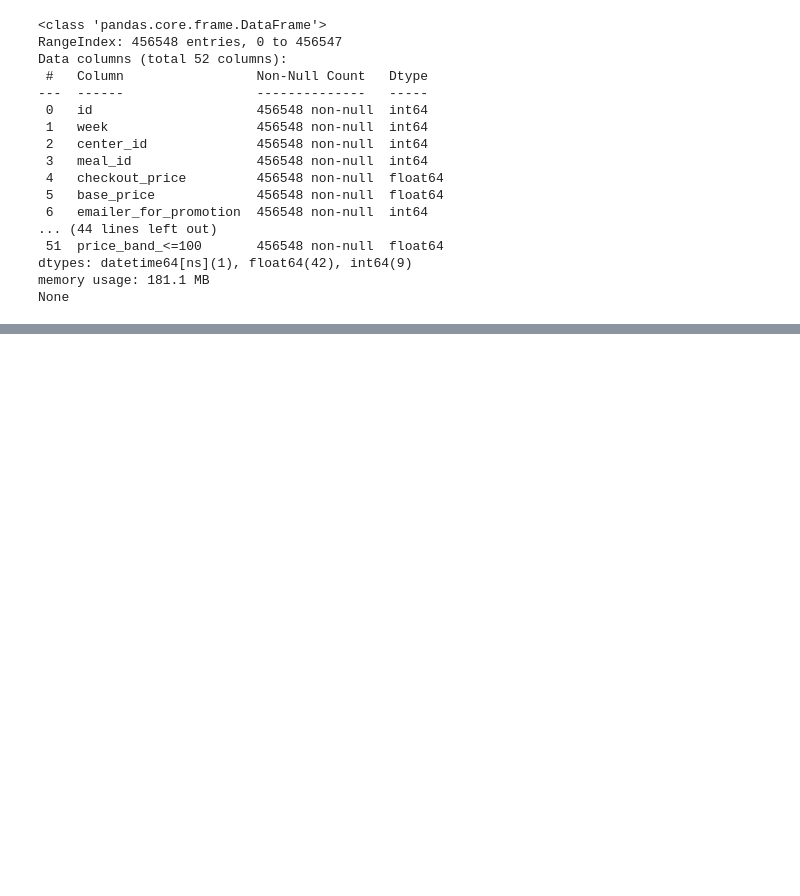
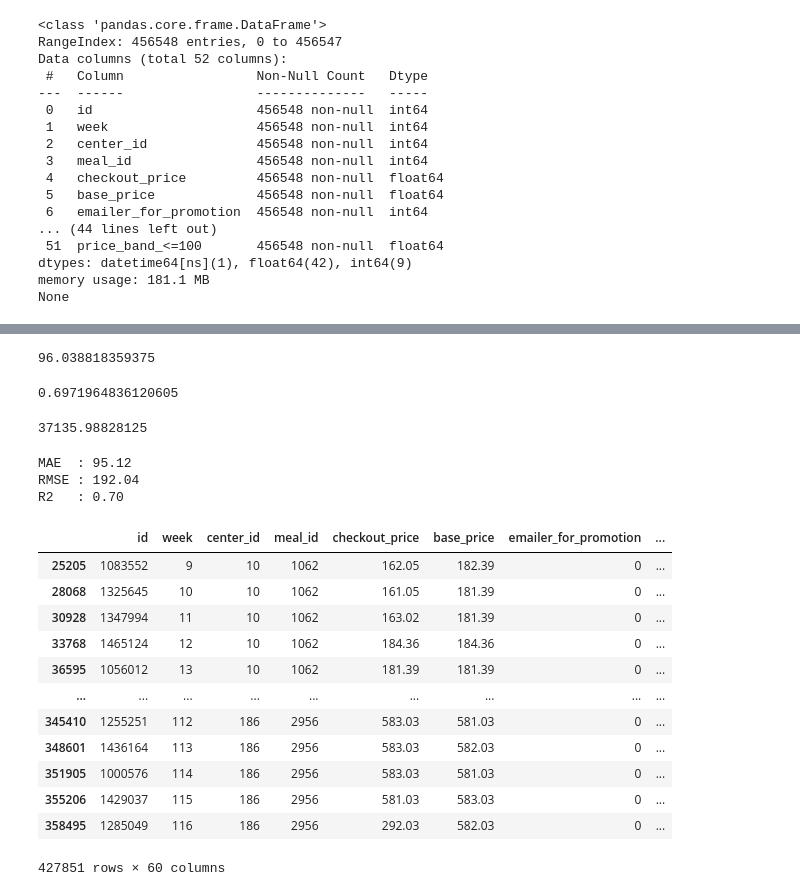
Before and after one commit to am1t-verma/AI_Demand_Forecasting_and_Inventory_Optimization, a Jupyter notebook: eda_food_demand_forecasting_v1.ipynb, the cells around one changed output, grey strips where cells are left out. Saved outputs shown, nothing was run; the diff lists cells and outputs as text; code cells hidden in the pictures; blank space fills up the shorter version.

```diff
--- a/eda_food_demand_forecasting_v1.ipynb
+++ b/eda_food_demand_forecasting_v1.ipynb
@@ -696,0 +734,3 @@ None
+# %%
+train_merged = train_merged.sort_values(['center_id', 'meal_id', 'week'])
+# sort the data like aline the data center id, meal then week
@@ -696,0 +881,69 @@ None
+# %%
+mean_absolute_error(y_pred, y_test)
+# %% [output]
+96.038818359375
+# %%
+r2_score(y_test,y_pred )
+# %% [output]
+0.6971964836120605
+# %%
+mean_squared_error(y_pred, y_test)
+# and it perform the good
+# %% [output]
+37135.98828125
+# %%
+# now i try the manual tuning bcz, random searach miss some it is not searach all best parmas;
+best_xgb = XGBRegressor(
+    n_estimators=500,
+    learning_rate=0.05,
+    max_depth=6,
+    subsample=0.8,
+    colsample_bytree=0.8,
+    reg_alpha=0.1,
+    reg_lambda=3,
+    gamma=0,
+    random_state=42,
+    n_jobs=-1
+)
+
+best_xgb.fit(X_train, y_train)
+
+y_pred_best = best_xgb.predict(X_test)
+
+print(f"MAE  : {mean_absolute_error(y_test, y_pred_best):.2f}")
+print(f"RMSE : {np.sqrt(mean_squared_error(y_test, y_pred_best)):.2f}")
+print(f"R2   : {r2_score(y_test, y_pred_best):.2f}")
+# %% [output]
+MAE  : 95.12
+RMSE : 192.04
+R2   : 0.70
+# %%
+# now i cal the lag values and the train again
+grp = train_merged.groupby(['center_id', 'meal_id'])['num_orders']
+
+train_merged['lag_1']          = grp.shift(1)
+train_merged['lag_2']          = grp.shift(2)
+train_merged['lag_3']          = grp.shift(3)
+train_merged['lag_4']          = grp.shift(4)
+train_merged['lag_5']          = grp.shift(5)
+train_merged['lag_6']          = grp.shift(6)
+train_merged['rolling_mean_8'] = grp.transform(lambda x: x.shift(1).rolling(8).mean())
+train_merged['rolling_std_4']  = grp.transform(lambda x: x.shift(1).rolling(4).std())
+
+train_merged = train_merged.dropna()    # drop the all null values
+# %%
+train_merged
+# %% [output]
+|  | id | week | center_id | meal_id | checkout_price | base_price | emailer_for_promotion | ... |
+| 25205 | 1083552 | 9 | 10 | 1062 | 162.05 | 182.39 | 0 | ... |
+| 28068 | 1325645 | 10 | 10 | 1062 | 161.05 | 181.39 | 0 | ... |
+| 30928 | 1347994 | 11 | 10 | 1062 | 163.02 | 181.39 | 0 | ... |
+| 33768 | 1465124 | 12 | 10 | 1062 | 184.36 | 184.36 | 0 | ... |
+| 36595 | 1056012 | 13 | 10 | 1062 | 181.39 | 181.39 | 0 | ... |
+| ... | ... | ... | ... | ... | ... | ... | ... | ... |
+| 345410 | 1255251 | 112 | 186 | 2956 | 583.03 | 581.03 | 0 | ... |
+| 348601 | 1436164 | 113 | 186 | 2956 | 583.03 | 582.03 | 0 | ... |
+| 351905 | 1000576 | 114 | 186 | 2956 | 583.03 | 581.03 | 0 | ... |
+| 355206 | 1429037 | 115 | 186 | 2956 | 581.03 | 583.03 | 0 | ... |
+| 358495 | 1285049 | 116 | 186 | 2956 | 292.03 | 582.03 | 0 | ... |
+427851 rows × 60 columns
```
Also changed, not shown: parts of 24 cells of this notebook.
